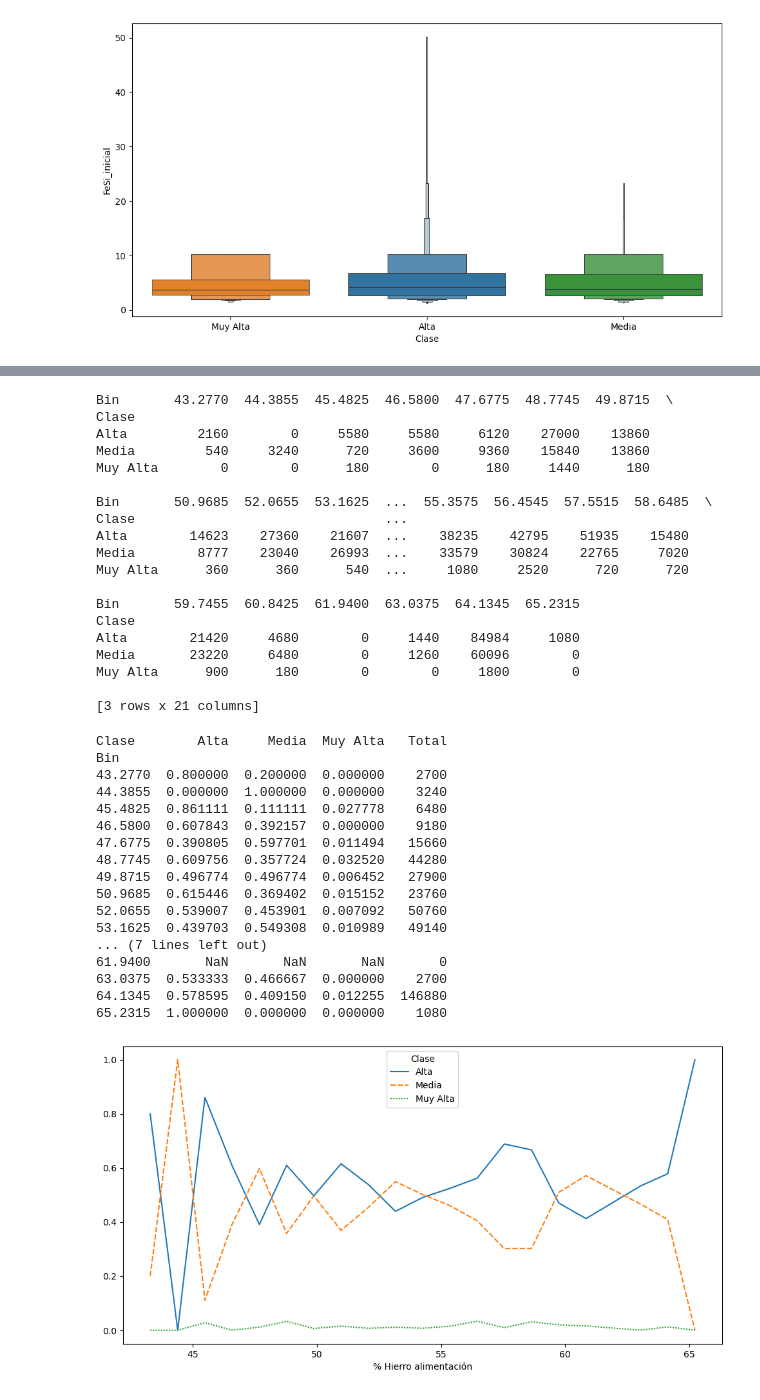
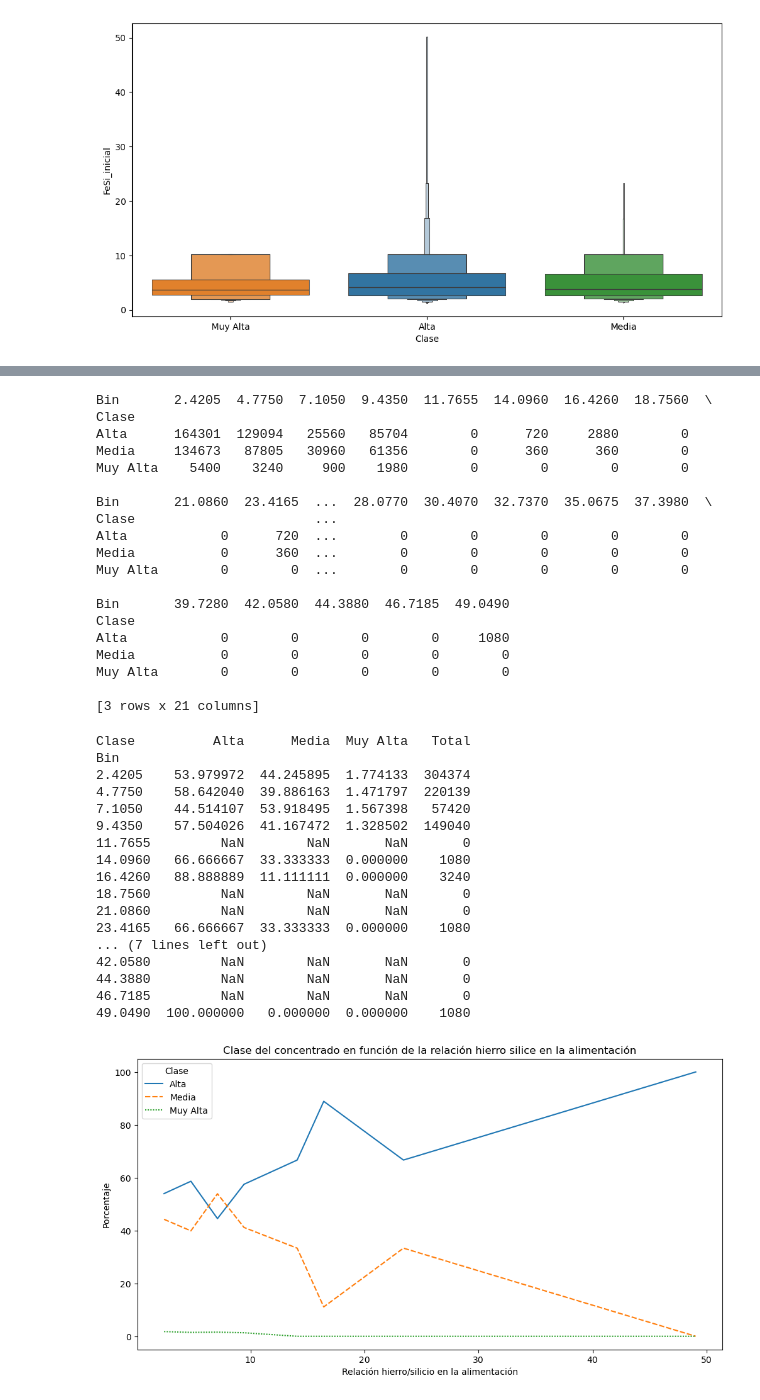
Before and after one commit to JohnLopez15/Mineria_2, a Jupyter notebook: Analisis_exploratorio.ipynb, the cells around one changed output, grey strips where cells are left out. Saved outputs shown, nothing was run; the diff lists cells and outputs as text; code cells hidden in the pictures.

```diff
--- a/Analisis_exploratorio.ipynb
+++ b/Analisis_exploratorio.ipynb
@@ -414,7 +446,7 @@ analisis_clases.groupby("Clase").max()
 | Muy Alta | 64.03 | 30.9 | 6250.00 | 738.766 | 418.582 | 10.7601 | ... |
 # %%
 num_bins = int(np.ceil(1 + np.log2(len(analisis_clases))))
-Variable_analizada="% Iron Feed"
+Variable_analizada="FeSi_inicial"
 # Crear los bins y asignar cada valor de "% Iron Feed" a un bin
 bins = pd.cut(analisis_clases[Variable_analizada], bins=num_bins)
 
@@ -430,61 +462,64 @@ tabla_resultado = analisis_clases.groupby(['Clase', 'Bin'])[Variable_analizada].
 # Mostrar la tabla resultado
 print(tabla_resultado)
 # %% [output]
-Bin       43.2770  44.3855  45.4825  46.5800  47.6775  48.7745  49.8715  \
+Bin       2.4205  4.7750  7.1050  9.4350  11.7655  14.0960  16.4260  18.7560  \
 Clase
-Alta         2160        0     5580     5580     6120    27000    13860
-Media         540     3240      720     3600     9360    15840    13860
-Muy Alta        0        0      180        0      180     1440      180
+Alta      164301  129094   25560   85704        0      720     2880        0
+Media     134673   87805   30960   61356        0      360      360        0
+Muy Alta    5400    3240     900    1980        0        0        0        0
 
-Bin       50.9685  52.0655  53.1625  ...  55.3575  56.4545  57.5515  58.6485  \
-Clase                                ...
-Alta        14623    27360    21607  ...    38235    42795    51935    15480
-Media        8777    23040    26993  ...    33579    30824    22765     7020
-Muy Alta      360      360      540  ...     1080     2520      720      720
+Bin       21.0860  23.4165  ...  28.0770  30.4070  32.7370  35.0675  37.3980  \
+Clase                       ...
+Alta            0      720  ...        0        0        0        0        0
+Media           0      360  ...        0        0        0        0        0
+Muy Alta        0        0  ...        0        0        0        0        0
 
-Bin       59.7455  60.8425  61.9400  63.0375  64.1345  65.2315
+Bin       39.7280  42.0580  44.3880  46.7185  49.0490
 Clase
-Alta        21420     4680        0     1440    84984     1080
-Media       23220     6480        0     1260    60096        0
-Muy Alta      900      180        0        0     1800        0
+Alta            0        0        0        0     1080
+Media           0        0        0        0        0
+Muy Alta        0        0        0        0        0
 
 [3 rows x 21 columns]
 # %%
 
 tabla_resultado=tabla_resultado.T
 tabla_resultado['Total'] = tabla_resultado.sum(axis=1)
-tabla_resultado["Alta"]=tabla_resultado["Alta"]/tabla_resultado["Total"]
-tabla_resultado["Media"]=tabla_resultado["Media"]/tabla_resultado["Total"]
-tabla_resultado["Muy Alta"]=tabla_resultado["Muy Alta"]/tabla_resultado["Total"]
+tabla_resultado["Alta"]=tabla_resultado["Alta"]/tabla_resultado["Total"]*100
+tabla_resultado["Media"]=tabla_resultado["Media"]/tabla_resultado["Total"]*100
+tabla_resultado["Muy Alta"]=tabla_resultado["Muy Alta"]/tabla_resultado["Total"]*100
 # Mostrar la tabla resultado
 print(tabla_resultado)
 del tabla_resultado["Total"]
 tabla_resultado.rename_axis(f"{dict_nombres[Variable_analizada]}",axis=0,inplace=True)
 # print(type(tabla_resultado.index[0]))
 # %% [output]
-Clase        Alta     Media  Muy Alta   Total
+Clase          Alta      Media  Muy Alta   Total
 Bin
-43.2770  0.800000  0.200000  0.000000    2700
-44.3855  0.000000  1.000000  0.000000    3240
-45.4825  0.861111  0.111111  0.027778    6480
-46.5800  0.607843  0.392157  0.000000    9180
-47.6775  0.390805  0.597701  0.011494   15660
-48.7745  0.609756  0.357724  0.032520   44280
-49.8715  0.496774  0.496774  0.006452   27900
-50.9685  0.615446  0.369402  0.015152   23760
-52.0655  0.539007  0.453901  0.007092   50760
-53.1625  0.439703  0.549308  0.010989   49140
+2.4205    53.979972  44.245895  1.774133  304374
+4.7750    58.642040  39.886163  1.471797  220139
+7.1050    44.514107  53.918495  1.567398   57420
+9.4350    57.504026  41.167472  1.328502  149040
+11.7655         NaN        NaN       NaN       0
+14.0960   66.666667  33.333333  0.000000    1080
+16.4260   88.888889  11.111111  0.000000    3240
+18.7560         NaN        NaN       NaN       0
+21.0860         NaN        NaN       NaN       0
+23.4165   66.666667  33.333333  0.000000    1080
 ... (7 lines left out)
-61.9400       NaN       NaN       NaN       0
-63.0375  0.533333  0.466667  0.000000    2700
-64.1345  0.578595  0.409150  0.012255  146880
-65.2315  1.000000  0.000000  0.000000    1080
+42.0580         NaN        NaN       NaN       0
+44.3880         NaN        NaN       NaN       0
+46.7185         NaN        NaN       NaN       0
+49.0490  100.000000   0.000000  0.000000    1080
 # %%
 plt.figure(figsize=(12, 6))
 sns.lineplot(data=tabla_resultado)
+plt.xlabel("Relación hierro/silicio en la alimentación")
+plt.ylabel("Porcentaje")
+plt.title("Clase del concentrado en función de la relación hierro silice en la alimentación")
 plt.show()
 # %% [output]
-[figure, old version]
+[figure, new version]
 # %%
 for columna in columnas:
     print(f"{columna}:{dict_nombres[columna]}")
```
Also changed, not shown: parts of 17 cells of this notebook.
